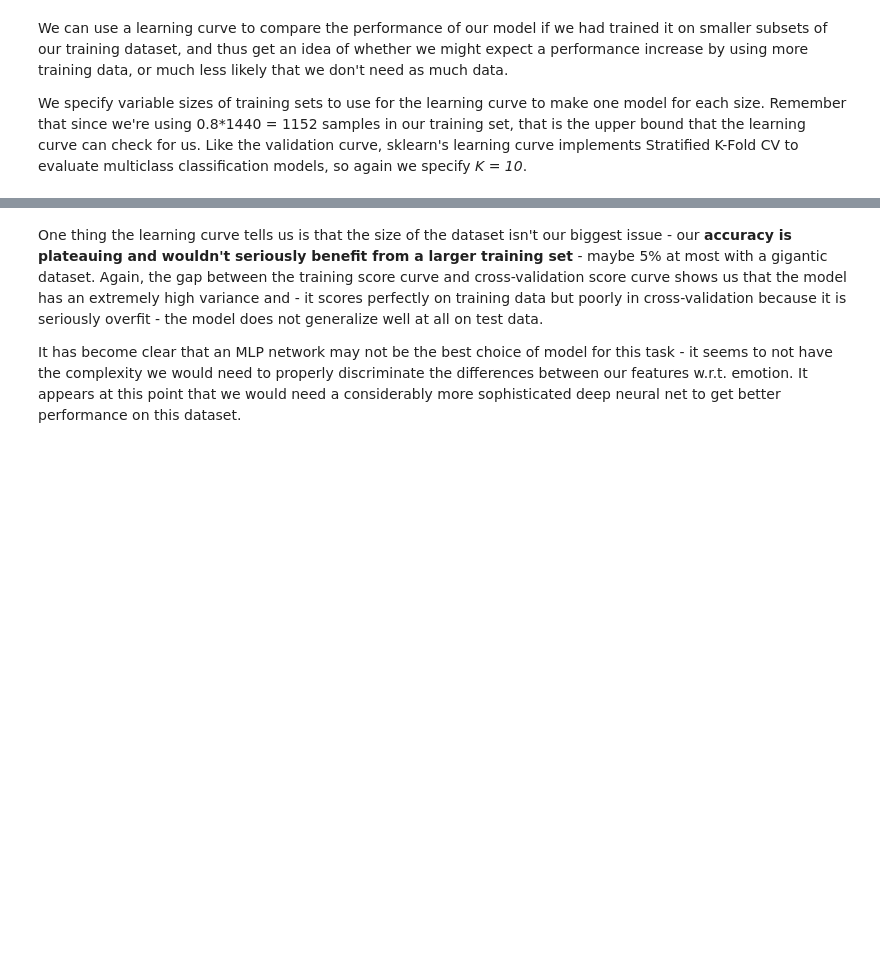
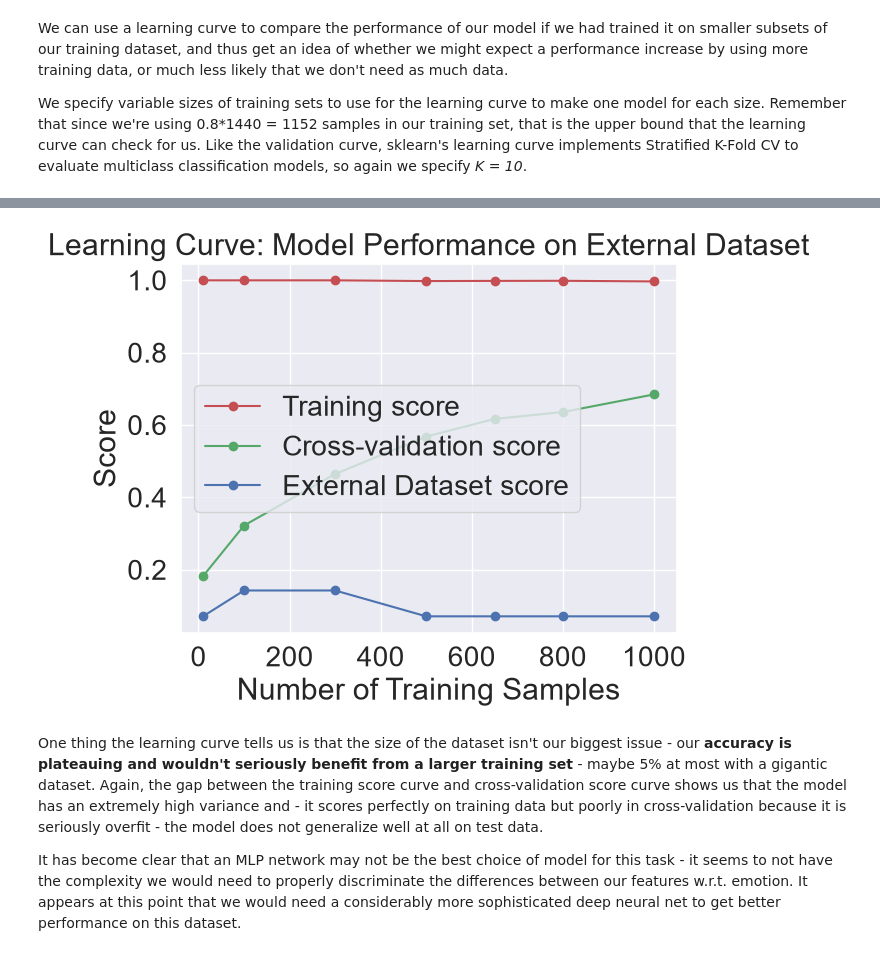
Before and after one commit to CJS-Codework/Week4-NeuralNetworks, a Jupyter notebook: Week4__Neural_Networks.ipynb, the cells around one changed output, grey strips where cells are left out. Cells and saved outputs as stored; diff of their text form; code cells hidden in the pictures; blank space fills up the shorter version.

```diff
--- a/Week4__Neural_Networks.ipynb
+++ b/Week4__Neural_Networks.ipynb
@@ -694,3 +694,16 @@ if X_ext_raw is not None:
     print("External dataset loaded and scaled successfully.")
 # %% [output]
  Processed 14/14 external audio samples External dataset loaded and scaled successfully.
+# %%
+from sklearn.preprocessing import StandardScaler
+
+# 1. Define and fit standard scaler on the original reference features
+orig_scaler = StandardScaler()
+orig_scaler.fit(features)
+
+# 2. Transform the external dataset using the fitted scaler
+X_ext_scaled = orig_scaler.transform(X_ext_raw)
+
+print("Features successfully scaled using the exact same training mean and variance.")
+print(f"Original features mean sample: {orig_scaler.mean_[:3]}...")
+print(f"Original features scale sample: {orig_scaler.scale_[:3]}...")
@@ -914,3 +936,42 @@ plt.show()
+# %%
+from sklearn.model_selection import learning_curve
+from sklearn.base import clone
+import numpy as np
+import matplotlib.pyplot as plt
+
+# Define the training sizes
+train_sizes = [10, 100, 300, 500, 650, 800, 1000]
+
+train_scores = []
+external_scores = []
+
+# Train on subsets and evaluate on both training and external data
+for size in train_sizes:
+    X_sub = X_train.iloc[:size]
+    y_sub = y_train.iloc[:size]
+
+    temp_model = clone(model)
+    temp_model.fit(X_sub, y_sub.values.ravel())
+
+    # Score on training subset
+    train_scores.append(temp_model.score(X_sub, y_sub))
+    # Score on external dataset
+    external_scores.append(temp_model.score(X_ext_scaled, y_external))
+
+# Plot learning curve
+plt.figure()
+plt.plot(train_sizes, train_scores, 'o-', color="r", label="Training score")
+plt.plot(train_sizes, test_scores_mean, 'o-', color="g",
+             label="Cross-validation score")
+plt.plot(train_sizes, external_scores, 'o-', color="b", label="External Dataset score")
+
+plt.title('Learning Curve: Model Performance on External Dataset')
+plt.xlabel('Number of Training Samples')
+plt.ylabel('Score')
+plt.legend(loc="best")
+plt.show()
+# %% [output]
+[figure, added]
 # %% [markdown]
 One thing the learning curve tells us is that the size of the dataset isn't our biggest issue - our **accuracy is plateauing and wouldn't seriously benefit from a larger training set** - maybe 5% at most with a gigantic dataset. Again, the gap between the training score curve and cross-validation score curve shows us that the model has an extremely high variance and - it scores perfectly on training data but poorly in cross-validation because it is seriously overfit - the model does not generalize well at all on test data.
 
```
Also changed, not shown: parts of 3 cells of this notebook.
